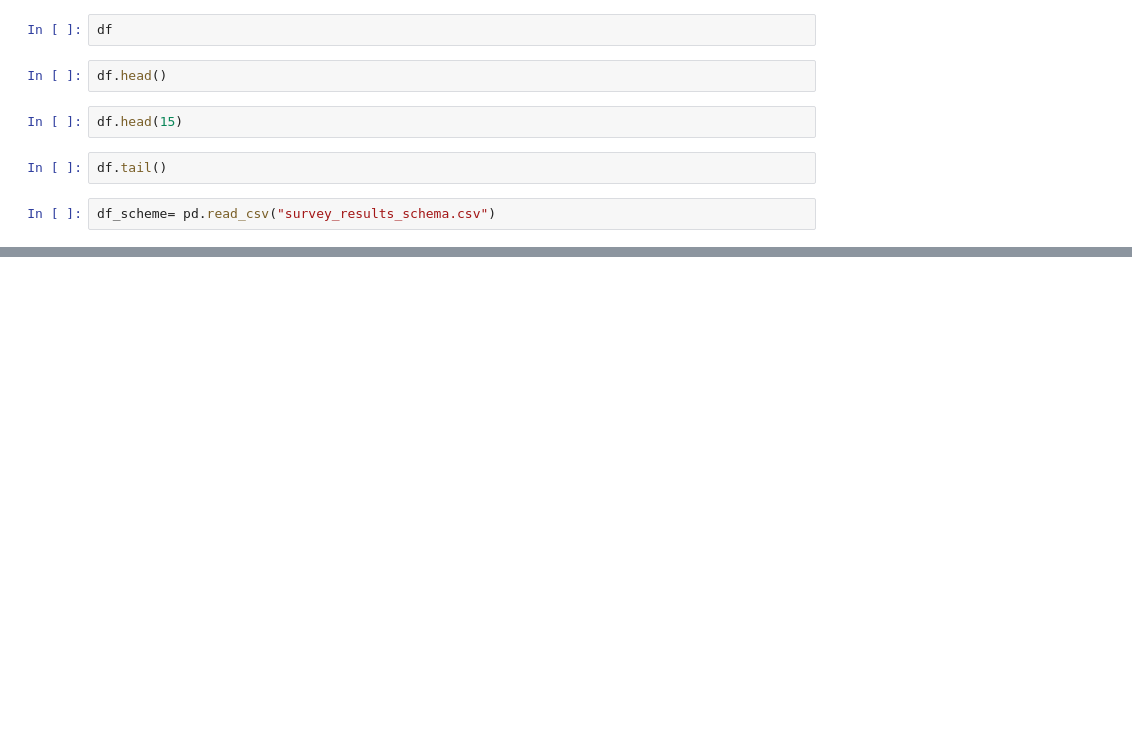
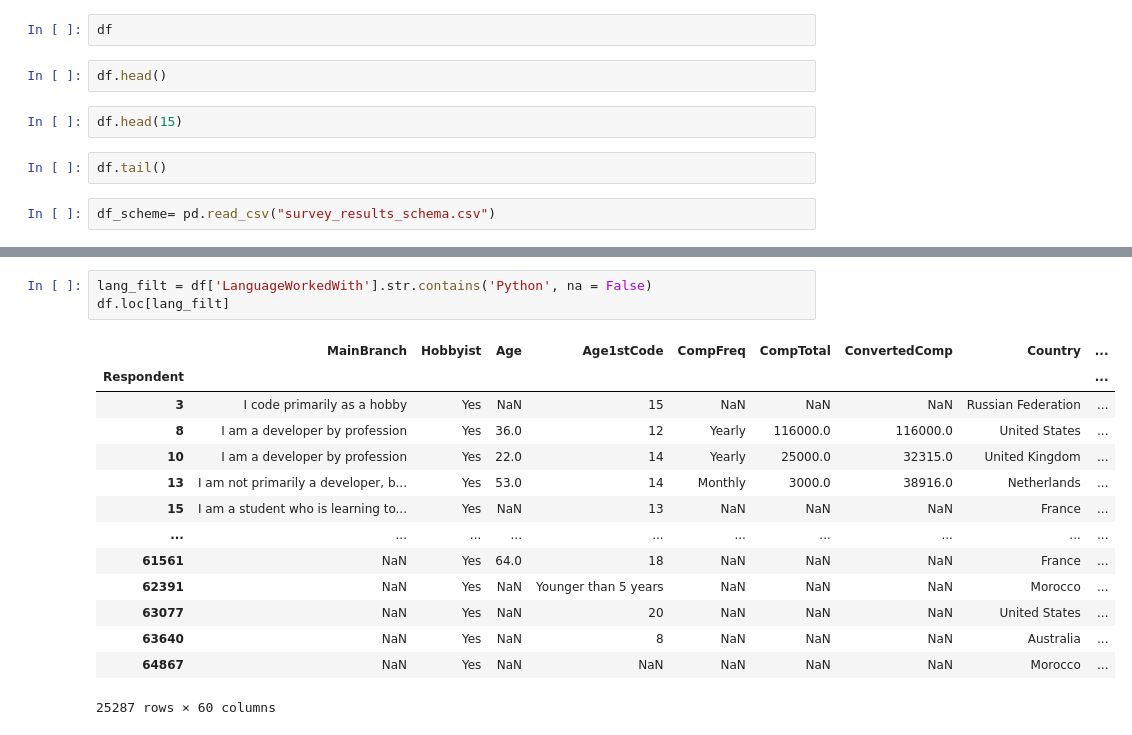
Before and after one commit to Manash-git/Python-Numpy-Scipy-Matplotlib-Pandas, a Jupyter notebook: pandas/Roaming on StackOverFlow Survey Data.ipynb, the cells around one changed output, grey strips where cells are left out. Saved outputs shown, nothing was run; the diff lists cells and outputs as text; blank space fills up the shorter version.

```diff
--- a/pandas/Roaming on StackOverFlow Survey Data.ipynb
+++ b/pandas/Roaming on StackOverFlow Survey Data.ipynb
@@ -163,0 +181,18 @@ df
+# %%
+lang_filt = df['LanguageWorkedWith'].str.contains('Python', na = False)
+df.loc[lang_filt]
+# %% [output]
+|  | MainBranch | Hobbyist | Age | Age1stCode | CompFreq | CompTotal | ConvertedComp | Country | ... |
+| Respondent |  |  |  |  |  |  |  |  | ... |
+| 3 | I code primarily as a hobby | Yes | NaN | 15 | NaN | NaN | NaN | Russian Federation | ... |
+| 8 | I am a developer by profession | Yes | 36.0 | 12 | Yearly | 116000.0 | 116000.0 | United States | ... |
+| 10 | I am a developer by profession | Yes | 22.0 | 14 | Yearly | 25000.0 | 32315.0 | United Kingdom | ... |
+| 13 | I am not primarily a developer, b... | Yes | 53.0 | 14 | Monthly | 3000.0 | 38916.0 | Netherlands | ... |
+| 15 | I am a student who is learning to... | Yes | NaN | 13 | NaN | NaN | NaN | France | ... |
+| ... | ... | ... | ... | ... | ... | ... | ... | ... | ... |
+| 61561 | NaN | Yes | 64.0 | 18 | NaN | NaN | NaN | France | ... |
+| 62391 | NaN | Yes | NaN | Younger than 5 years | NaN | NaN | NaN | Morocco | ... |
+| 63077 | NaN | Yes | NaN | 20 | NaN | NaN | NaN | United States | ... |
+| 63640 | NaN | Yes | NaN | 8 | NaN | NaN | NaN | Australia | ... |
+| 64867 | NaN | Yes | NaN | NaN | NaN | NaN | NaN | Morocco | ... |
+25287 rows × 60 columns
```
Also changed, not shown: parts of 22 cells of this notebook, 2 other files.
